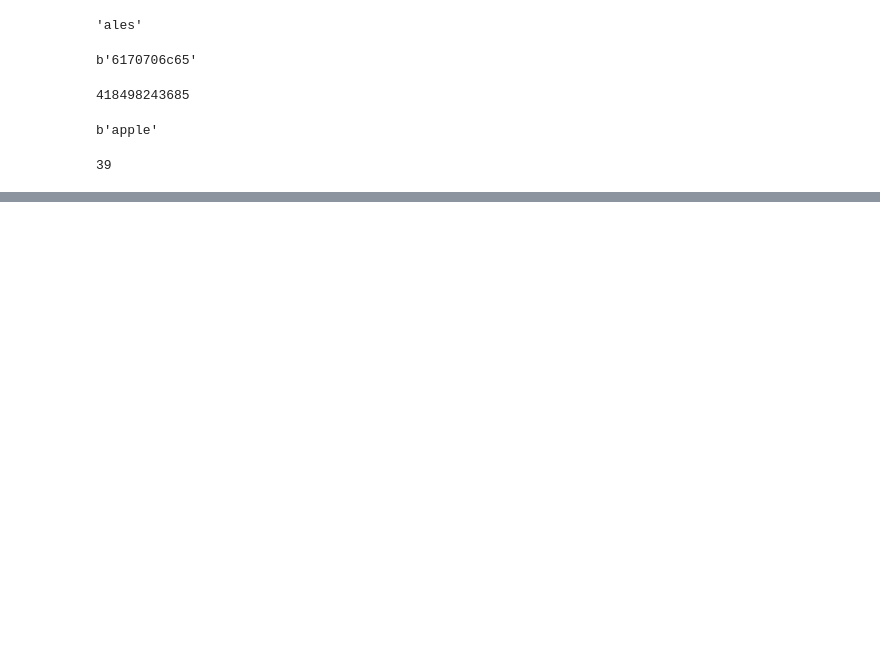
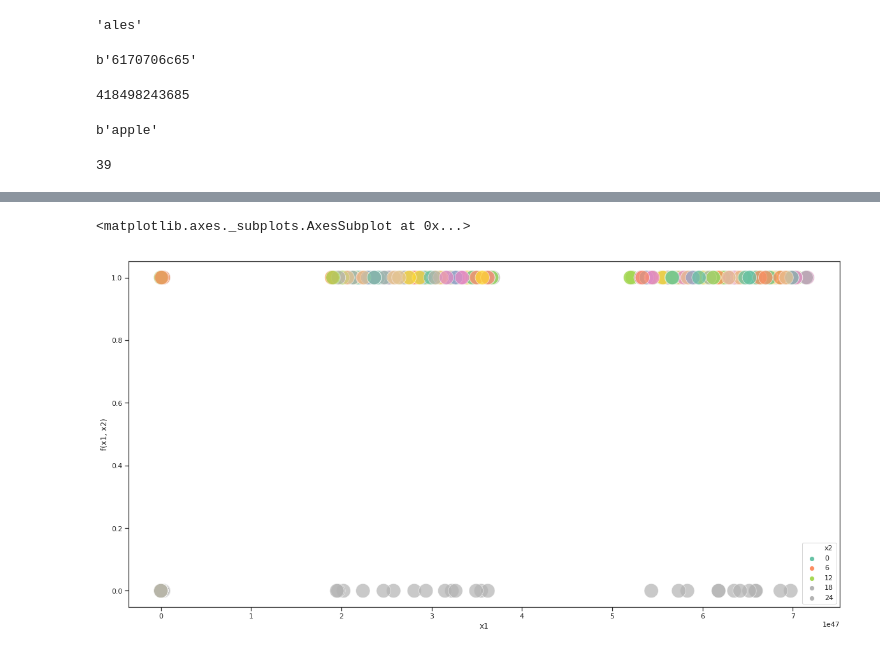
Before and after one commit to ltbringer/fastest, a Jupyter notebook: experiments/experiment_01__plot_function_args_vs_output.ipynb, the cells around one changed output, grey strips where cells are left out. Cells and saved outputs as stored; diff of their text form; code cells hidden in the pictures; blank space fills up the shorter version.

```diff
--- a/experiments/experiment_01__plot_function_args_vs_output.ipynb
+++ b/experiments/experiment_01__plot_function_args_vs_output.ipynb
@@ -271,0 +248,39 @@ result
+# %%
+def experiment():
+    data = {
+        'x1': [],
+        'x2': [],
+        'f(x1, x2)': [],
+        'raw_string': [],
+        'length': []
+    }
+    for i in range(10000):
+        random_length = random.randint(2, 20)
+        random_string = get_safe_strings(size=random_length)
+
+        data['raw_string'].append(random_string)
+
+        arg = int(binascii.hexlify(random_string.encode('utf8')), 16)
+        data['x1'].append(arg)
+
+
+        compare_length = random.randint(2, 20)
+        data['length'].append(compare_length)
+        data['x2'].append(compare_length)
+
+        output = int(len(random_string) > compare_length)
+
+        data['f(x1, x2)'].append(output)
+
+        df = pd.DataFrame(data, columns=['x1', 'x2', 'f(x1, x2)', 'raw_string', 'length'])
+        df['x1'] = pd.to_numeric(df['x1'])
+        df['x2'] = pd.to_numeric(df['x2'])
+        df['f(x1, x2)'] = pd.to_numeric(df['f(x1, x2)'])
+
+#         df['x1'] = (df['x1']-df['x1'].min())/(df['x1'].max()-df['x1'].min())
+#         df['x2'] = (df['x2']-df['x2'].min())/(df['x2'].max()-df['x2'].min())
+#         df['f(x1, x2)'] = (df['f(x1, x2)']-df['f(x1, x2)'].min())/(df['f(x1, x2)'].max()-df['f(x1, x2)'].min())
+#         df['f(x1, x2)'].fillna(-1, inplace=True)
+    return df
+# %%
+result = experiment()
@@ -271,0 +306,6 @@ result
+# %%
+fig, ax = plt.subplots(figsize=(20, 10))
+sns.scatterplot(ax=ax, x="x1", y="f(x1, x2)", data=result, hue="x2", palette='Set2', s=500, alpha=0.7)
+# %% [output]
+<matplotlib.axes._subplots.AxesSubplot at 0x...>
+[figure, added]
```
Also changed, not shown: parts of 9 cells of this notebook.
